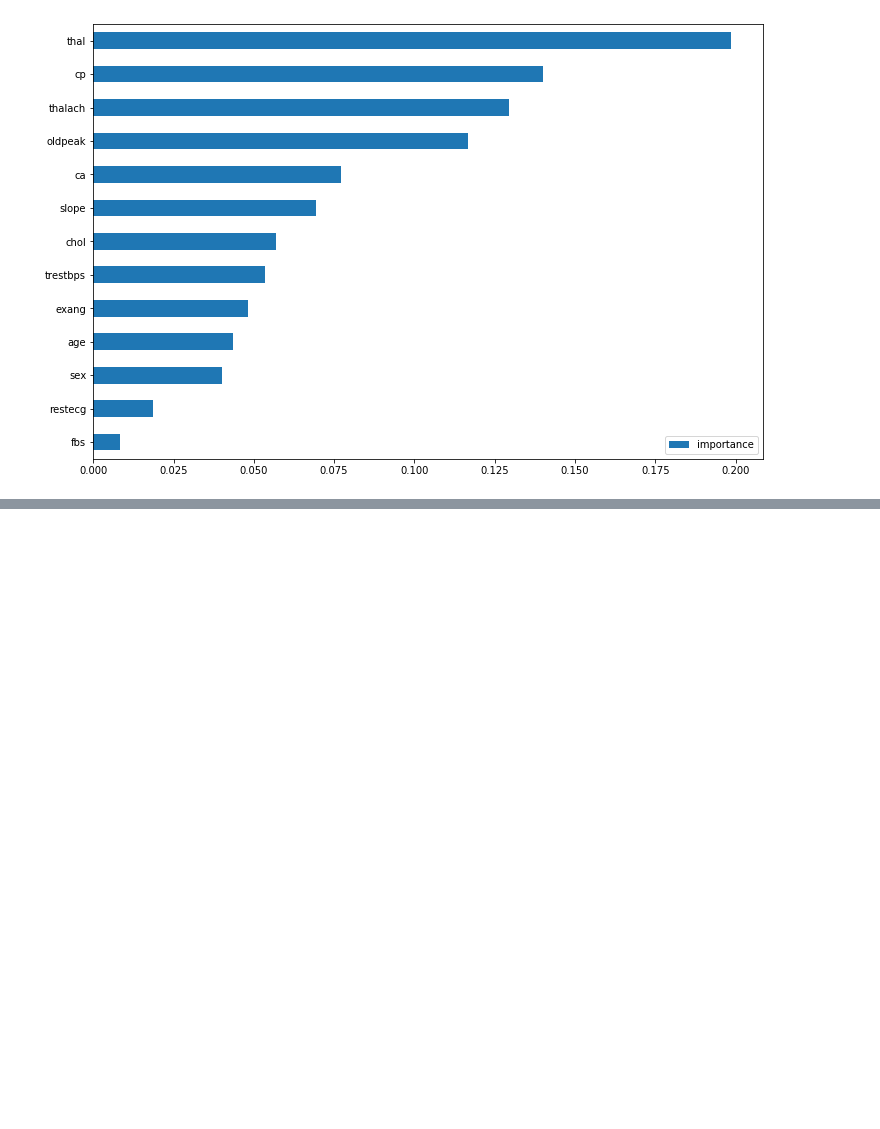
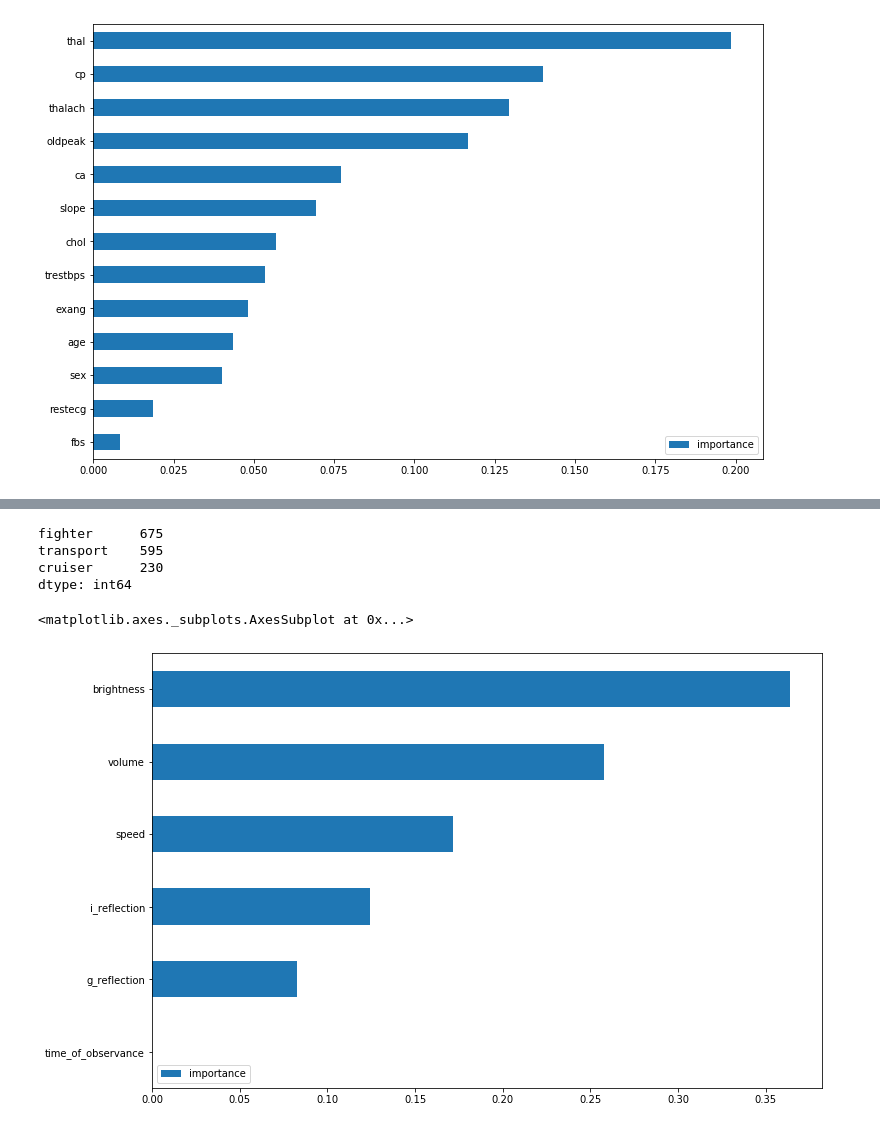
Before and after one commit to NastyBoget/stepik, a Jupyter notebook: Введение в Data Science и машинное обучение/part3_random_forest_and_neural_networks.ipynb, the cells around one changed output, grey strips where cells are left out. Drawn from its saved outputs; the diff is of its cells as text; code cells hidden in the pictures; blank space fills up the shorter version.

```diff
--- a/Введение в Data Science и машинное обучение/part3_random_forest_and_neural_networks.ipynb
+++ b/Введение в Data Science и машинное обучение/part3_random_forest_and_neural_networks.ipynb
@@ -29,0 +125,2 @@ for i in range(3):
+# %%
+df = pd.read_csv('data/invasion.csv')
@@ -29,0 +136,4 @@ for i in range(3):
+# %%
+X_train = df.drop('class', axis=1)
+# %%
+y_train = df['class']
@@ -29,0 +142,10 @@ for i in range(3):
+# %%
+clf = RandomForestClassifier(random_state=0)
+params = {
+    'n_estimators': range(10, 51, 10),
+    'max_depth': range(1, 13, 2),
+    'min_samples_leaf': range(1, 7),
+    'min_samples_split': range(2, 10, 2)
+}
+search = GridSearchCV(clf, param_grid=params, cv=3, n_jobs=-1)
+search.fit(X_train, y_train)
@@ -29,0 +172,13 @@ for i in range(3):
+# %%
+pd.Series(y_pred).value_counts()
+# %% [output]
+fighter      675
+transport    595
+cruiser      230
+dtype: int64
+# %%
+imp = pd.DataFrame(search.best_estimator_.feature_importances_, index=X_train.columns, columns=['importance'])
+imp.sort_values('importance').plot(kind='barh', figsize=(12, 8))
+# %% [output]
+<matplotlib.axes._subplots.AxesSubplot at 0x...>
+[figure, added]
```
Also changed, not shown: parts of 32 cells of this notebook.
